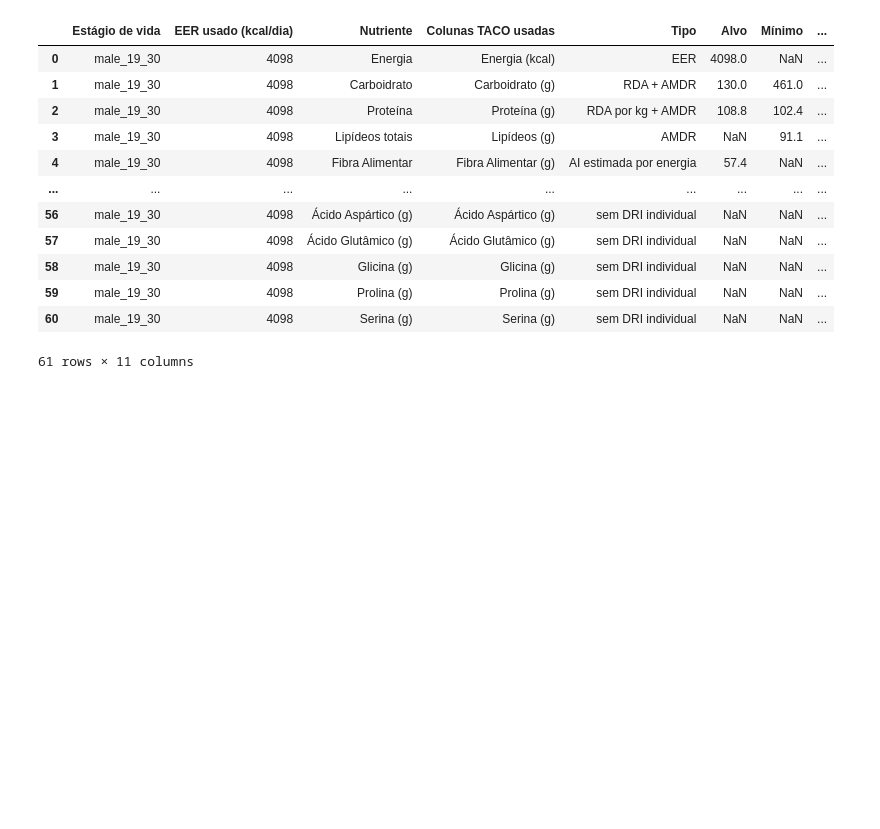
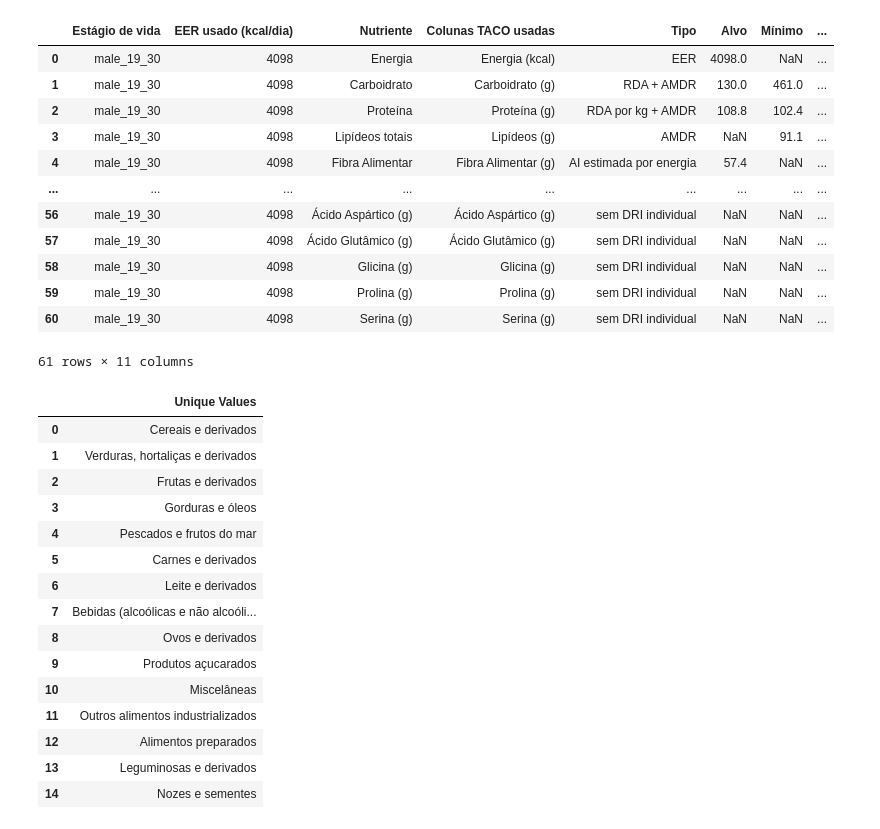
Before and after one commit to gabriel-fonseca-repo/nutrition-notebook, a Jupyter notebook: src/main.ipynb, the cells around one changed output. Drawn from its saved outputs; the diff is of its cells as text; code cells hidden in the pictures; blank space fills up the shorter version.

```diff
--- a/src/main.ipynb
+++ b/src/main.ipynb
@@ -132,6 +132,29 @@ necessidades_nutricionais
 | 59 | male_19_30 | 4098 | Prolina (g) | Prolina (g) | sem DRI individual | NaN | NaN | ... |
 | 60 | male_19_30 | 4098 | Serina (g) | Serina (g) | sem DRI individual | NaN | NaN | ... |
 61 rows × 11 columns
+# %%
+display(
+    pd.DataFrame(
+        tabela_formatada["Categoria do Alimento"].unique(), columns=["Unique Values"]
+    )
+)
+# %% [output]
+|  | Unique Values |
+| 0 | Cereais e derivados |
+| 1 | Verduras, hortaliças e derivados |
+| 2 | Frutas e derivados |
+| 3 | Gorduras e óleos |
+| 4 | Pescados e frutos do mar |
+| 5 | Carnes e derivados |
+| 6 | Leite e derivados |
+| 7 | Bebidas (alcoólicas e não alcoóli... |
+| 8 | Ovos e derivados |
+| 9 | Produtos açucarados |
+| 10 | Miscelâneas |
+| 11 | Outros alimentos industrializados |
+| 12 | Alimentos preparados |
+| 13 | Leguminosas e derivados |
+| 14 | Nozes e sementes |
 # %%
 # Linear programming model:
 # x[i] = number of 100 g portions of food i.
```
Also changed, not shown: parts of 2 cells of this notebook, 6 other files.
